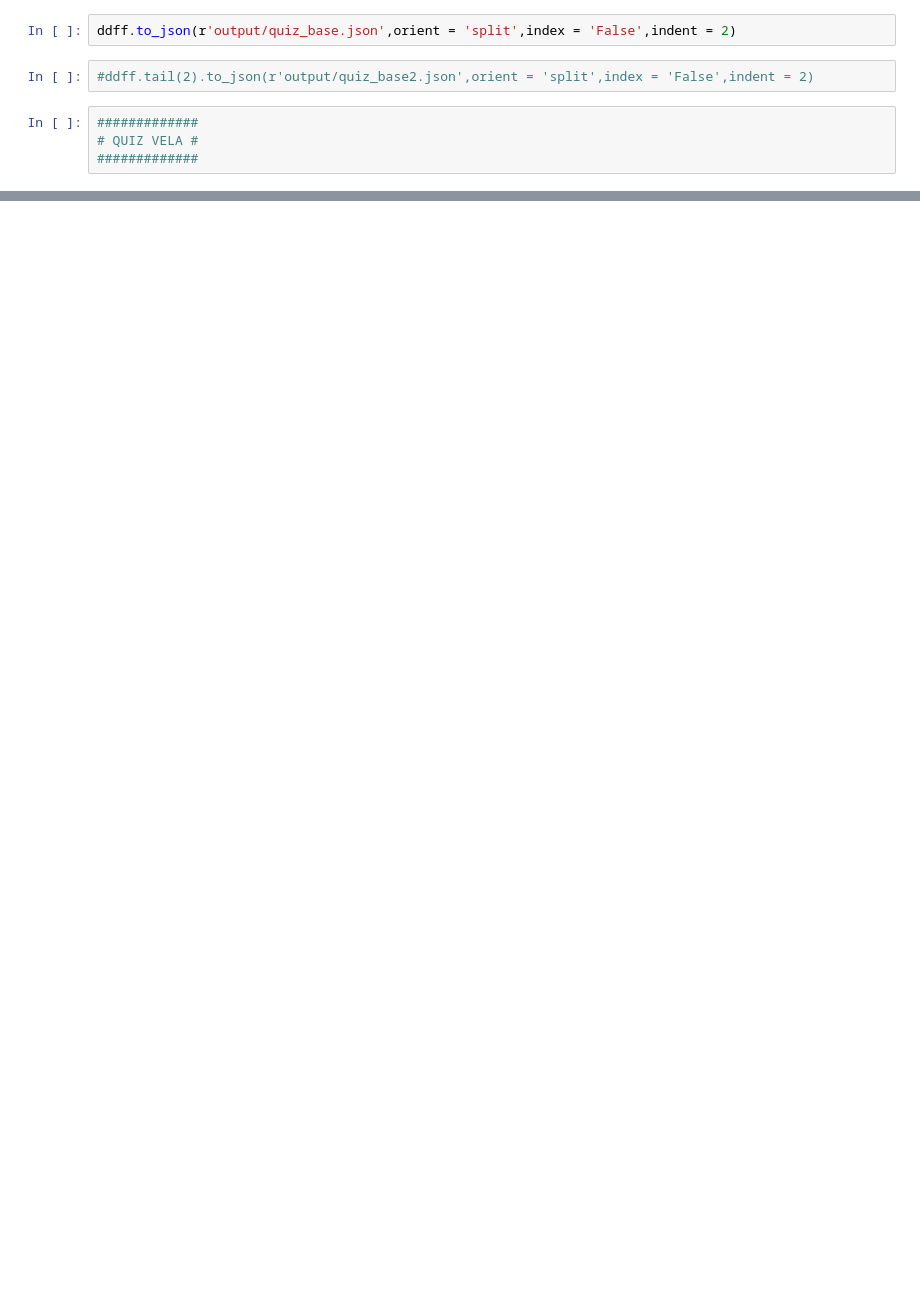
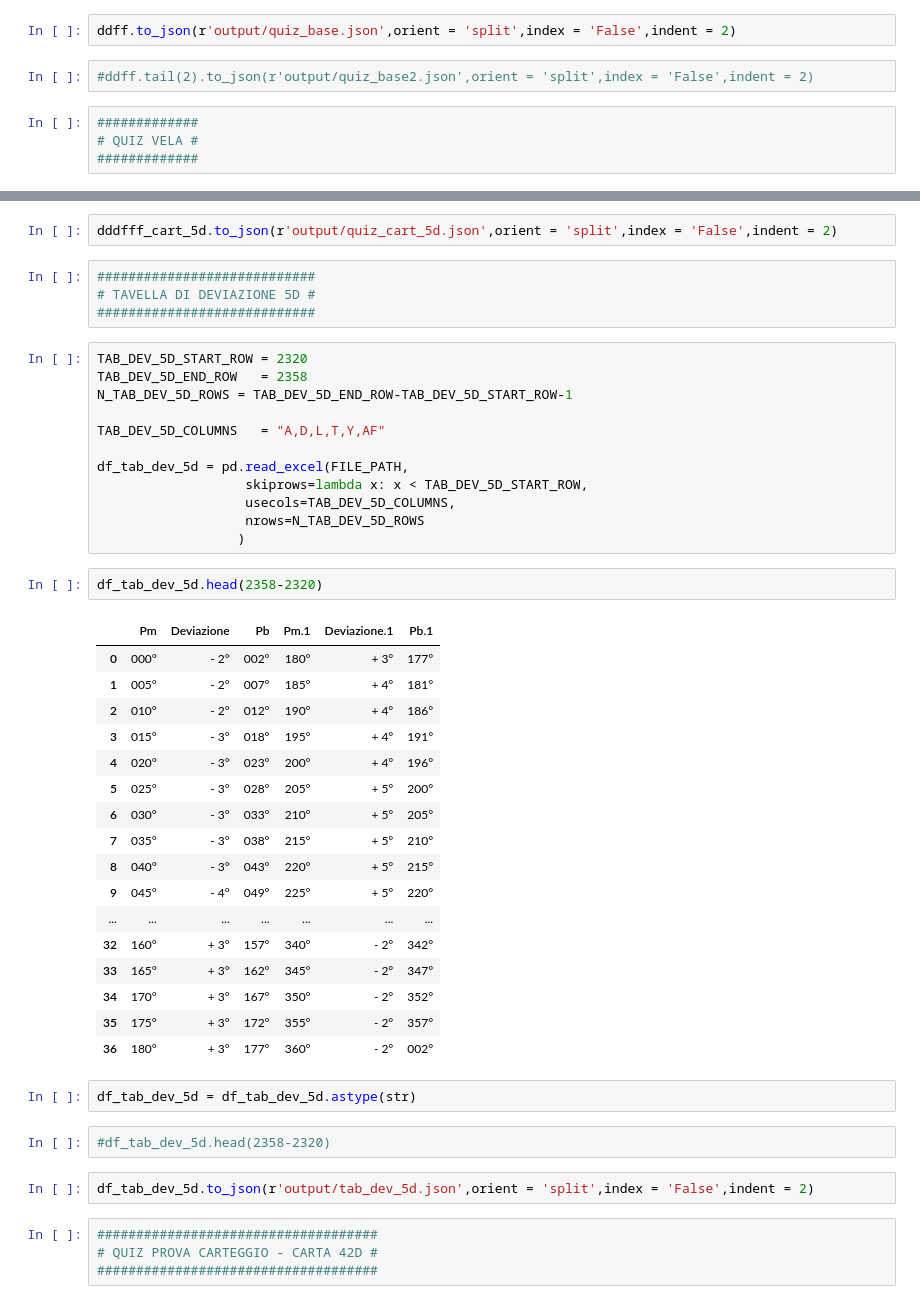
Before and after one commit to cristianoatwork/patente-nautica, a Jupyter notebook: jupiter_notebook/1 Quiz export into Json.ipynb, the cells around one changed output, grey strips where cells are left out. Cells and saved outputs as stored; diff of their text form; blank space fills up the shorter version.

Commit message:
extract quiz carteggio

```diff
--- a/jupiter_notebook/1 Quiz export into Json.ipynb
+++ b/jupiter_notebook/1 Quiz export into Json.ipynb
@@ -182,0 +343,48 @@ ddff_vela.to_json(r'output/quiz_vela.json',orient = 'split',index = 'False',inde
+# %%
+dddfff_cart_5d.to_json(r'output/quiz_cart_5d.json',orient = 'split',index = 'False',indent = 2)
+# %%
+############################
+# TAVELLA DI DEVIAZIONE 5D #
+############################
+# %%
+TAB_DEV_5D_START_ROW = 2320
+TAB_DEV_5D_END_ROW   = 2358
+N_TAB_DEV_5D_ROWS = TAB_DEV_5D_END_ROW-TAB_DEV_5D_START_ROW-1
+
+TAB_DEV_5D_COLUMNS   = "A,D,L,T,Y,AF"
+
+df_tab_dev_5d = pd.read_excel(FILE_PATH,
+                   skiprows=lambda x: x < TAB_DEV_5D_START_ROW,
+                   usecols=TAB_DEV_5D_COLUMNS,
+                   nrows=N_TAB_DEV_5D_ROWS
+                  )
+# %%
+df_tab_dev_5d.head(2358-2320)
+# %% [output]
+|  | Pm | Deviazione | Pb | Pm.1 | Deviazione.1 | Pb.1 |
+| 0 | 000° | - 2° | 002° | 180° | + 3° | 177° |
+| 1 | 005° | - 2° | 007° | 185° | + 4° | 181° |
+| 2 | 010° | - 2° | 012° | 190° | + 4° | 186° |
+| 3 | 015° | - 3° | 018° | 195° | + 4° | 191° |
+| 4 | 020° | - 3° | 023° | 200° | + 4° | 196° |
+| 5 | 025° | - 3° | 028° | 205° | + 5° | 200° |
+| 6 | 030° | - 3° | 033° | 210° | + 5° | 205° |
+| 7 | 035° | - 3° | 038° | 215° | + 5° | 210° |
+| 8 | 040° | - 3° | 043° | 220° | + 5° | 215° |
+| 9 | 045° | - 4° | 049° | 225° | + 5° | 220° |
+| ... | ... | ... | ... | ... | ... | ... |
+| 32 | 160° | + 3° | 157° | 340° | - 2° | 342° |
+| 33 | 165° | + 3° | 162° | 345° | - 2° | 347° |
+| 34 | 170° | + 3° | 167° | 350° | - 2° | 352° |
+| 35 | 175° | + 3° | 172° | 355° | - 2° | 357° |
+| 36 | 180° | + 3° | 177° | 360° | - 2° | 002° |
+# %%
+df_tab_dev_5d = df_tab_dev_5d.astype(str)
+# %%
+#df_tab_dev_5d.head(2358-2320)
+# %%
+df_tab_dev_5d.to_json(r'output/tab_dev_5d.json',orient = 'split',index = 'False',indent = 2)
+# %%
+####################################
+# QUIZ PROVA CARTEGGIO - CARTA 42D #
+####################################
```
Also changed, not shown: parts of 37 cells of this notebook, 4 other files.
